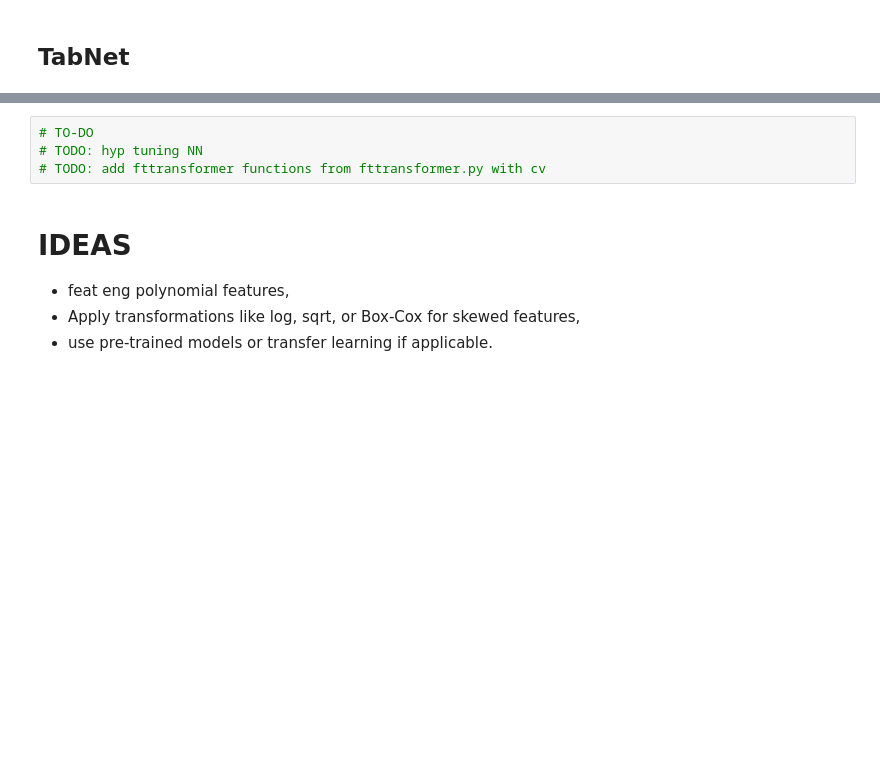
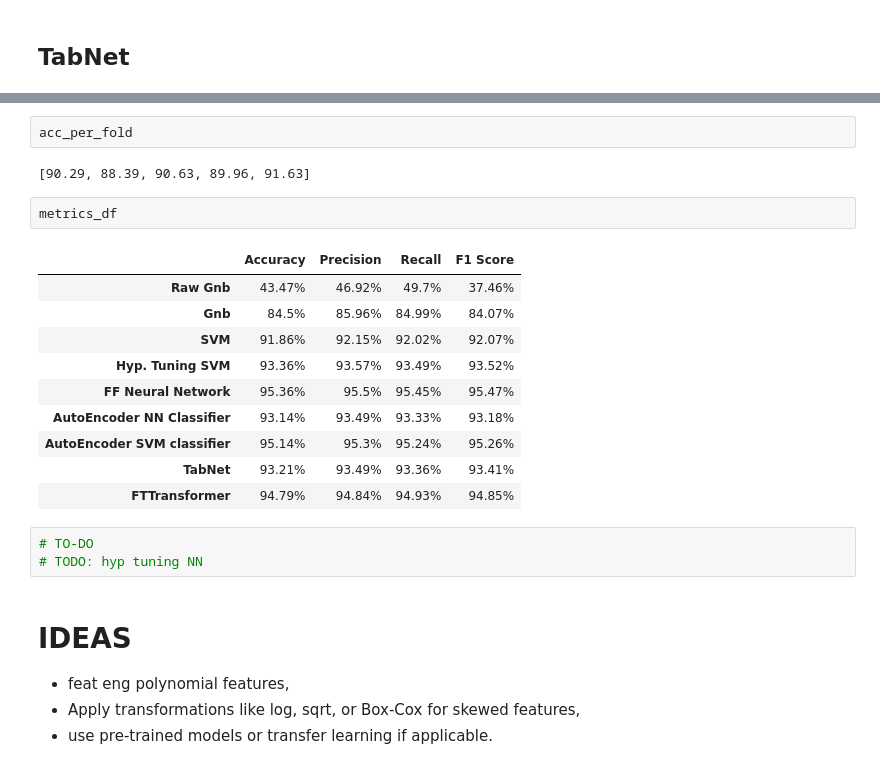
Before and after one commit to dariogemo/UNIVR-machinelearning, a Jupyter notebook: steel_plates.ipynb, the cells around one changed output, grey strips where cells are left out. Cells and saved outputs as stored; diff of their text form; blank space fills up the shorter version.

```diff
--- a/steel_plates.ipynb
+++ b/steel_plates.ipynb
@@ -1332,7 +1430,23 @@ metrics_df
+# %%
+acc_per_fold
+# %% [output]
+[90.29, 88.39, 90.63, 89.96, 91.63]
+# %%
+metrics_df
+# %% [output]
+|  | Accuracy | Precision | Recall | F1 Score |
+| Raw Gnb | 43.47% | 46.92% | 49.7% | 37.46% |
+| Gnb | 84.5% | 85.96% | 84.99% | 84.07% |
+| SVM | 91.86% | 92.15% | 92.02% | 92.07% |
+| Hyp. Tuning SVM | 93.36% | 93.57% | 93.49% | 93.52% |
+| FF Neural Network | 95.36% | 95.5% | 95.45% | 95.47% |
+| AutoEncoder NN Classifier | 93.14% | 93.49% | 93.33% | 93.18% |
+| AutoEncoder SVM classifier | 95.14% | 95.3% | 95.24% | 95.26% |
+| TabNet | 93.21% | 93.49% | 93.36% | 93.41% |
+| FTTransformer | 94.79% | 94.84% | 94.93% | 94.85% |
 # %%
 # TO-DO
 # TODO: hyp tuning NN
-# TODO: add fttransformer functions from fttransformer.py with cv
 # %% [markdown]
 # IDEAS
 - feat eng polynomial features,
```
Also changed, not shown: parts of 21 cells of this notebook, 4 other files.
